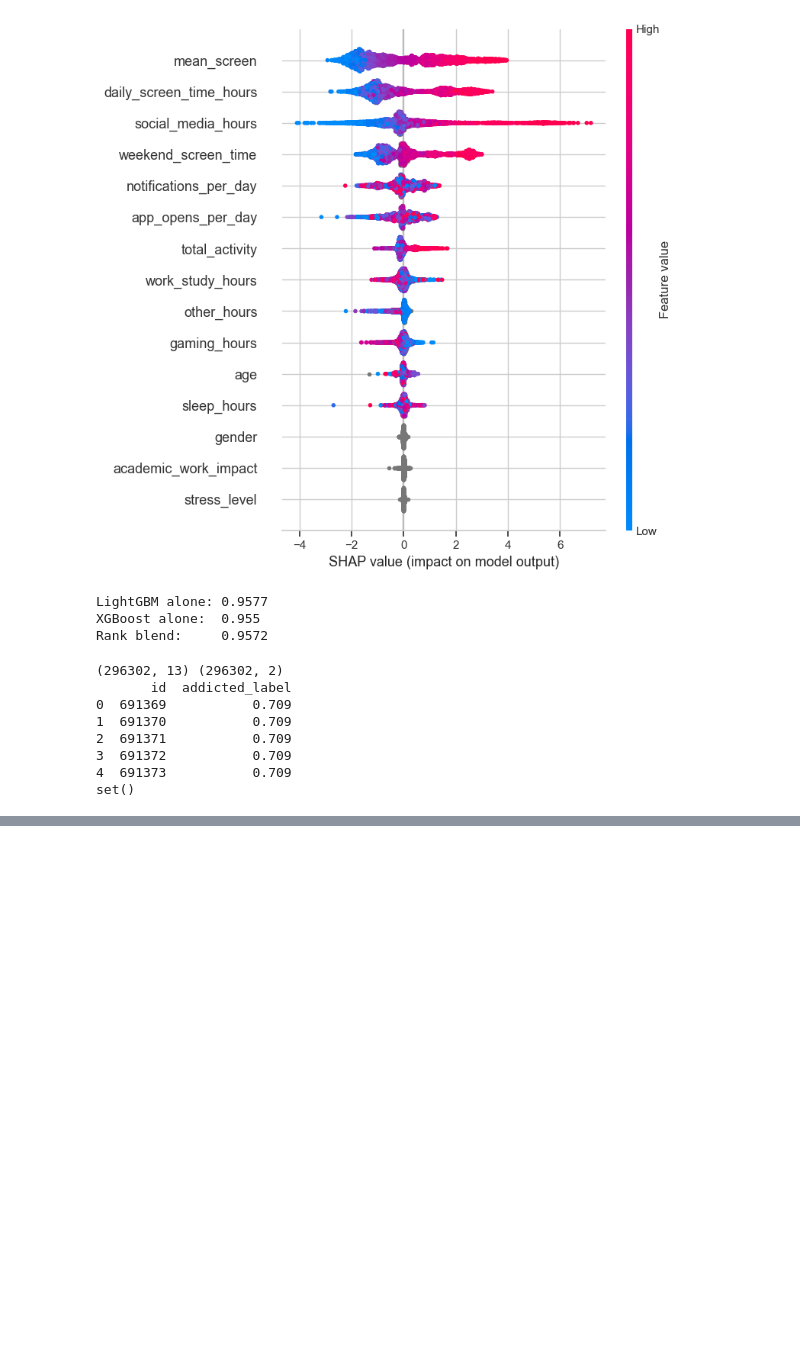
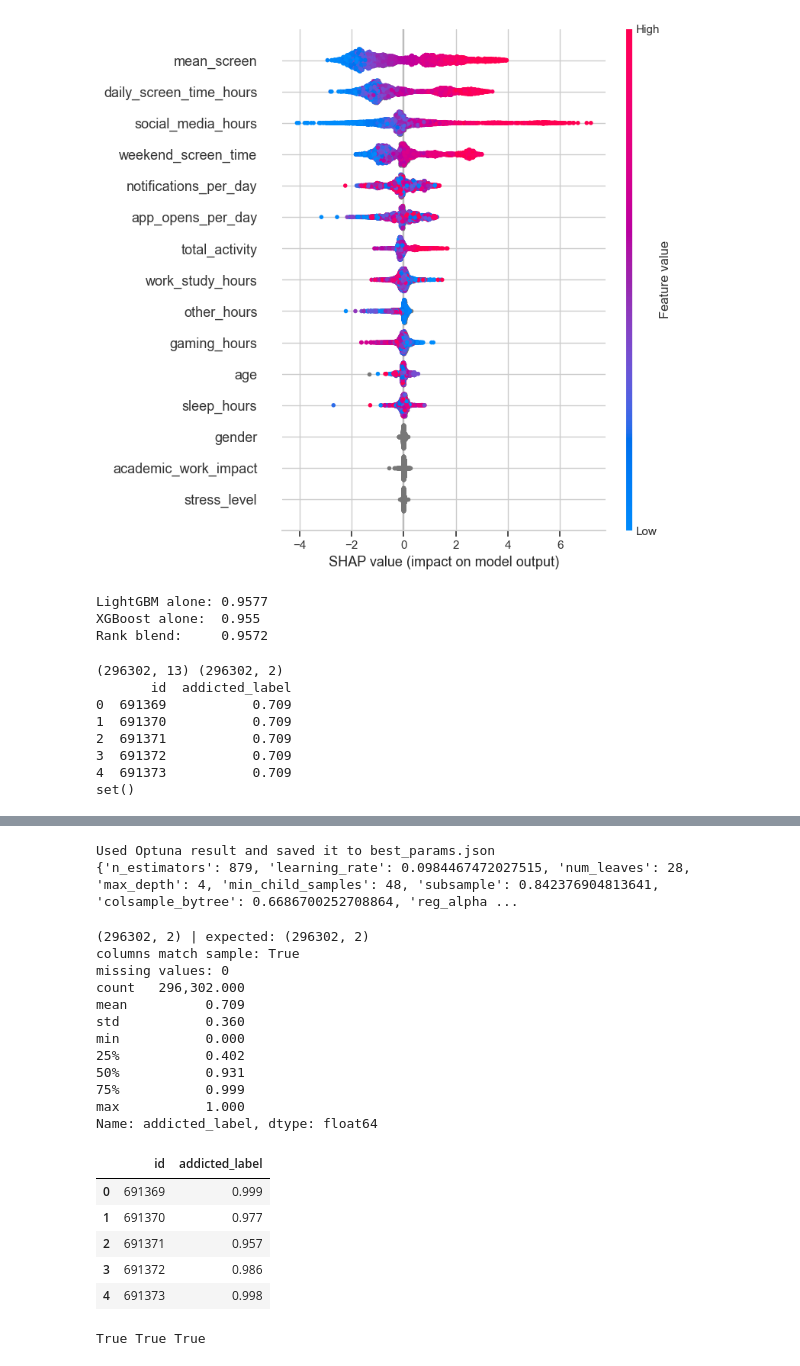
Before and after one commit to ikiu-bit/phone-addiction-project, a Jupyter notebook: notebooks/first_attempt.ipynb, the cells around one changed output, grey strips where cells are left out. Cells and saved outputs as stored; diff of their text form; code cells hidden in the pictures; blank space fills up the shorter version.

```diff
--- a/first_attempt.ipynb
+++ b/notebooks/first_attempt.ipynb
@@ -1149,0 +1098,8 @@ print(df_submission.head())
+# %%
+def add_features(data):
+    d = data.copy()
+    d['mean_screen'] = d[['daily_screen_time_hours', 'weekend_screen_time']].mean(axis=1)
+    d['total_activity'] = d[['social_media_hours', 'gaming_hours', 'work_study_hours']].sum(axis=1, min_count=1)
+    d['other_hours'] = (d['daily_screen_time_hours'] - d['social_media_hours']
+                        - d['gaming_hours'] - d['work_study_hours'])
+    return d.replace([np.inf, -np.inf], np.nan)
@@ -1149,0 +1130,57 @@ print(df_submission.head())
+# %%
+if 'study' in globals():
+    best_params = study.best_params
+    json.dump(best_params, open('best_params.json', 'w'))
+    print('Used Optuna result and saved it to best_params.json')
+elif os.path.exists('best_params.json'):
+    best_params = json.load(open('best_params.json'))
+    print('Loaded best_params.json')
+else:
+    best_params = dict(n_estimators=500, learning_rate=0.05, num_leaves=31)
+    print('WARNING: Optuna result not found, using the untuned step 6 settings')
+
+print(best_params)
+# %% [output]
+Used Optuna result and saved it to best_params.json
+{'n_estimators': 879, 'learning_rate': 0.0984467472027515, 'num_leaves': 28, 'max_depth': 4, 'min_child_samples': 48, 'subsample': 0.842376904813641, 'colsample_bytree': 0.6686700252708864, 'reg_alpha ...
+# %%
+final_model = LGBMClassifier(**best_params, subsample_freq=1, random_state=SEED, verbose=-1)
+final_model.fit(X_fe, y)
+joblib.dump(final_model, 'model_final_lgbm.joblib')
+
+test_proba = final_model.predict_proba(test_fe)[:, 1]
+
+submission = pd.DataFrame({
+    raw_sub.columns[0]: test_ids,
+    raw_sub.columns[1]: test_proba,
+})
+submission.to_csv('submission.csv', index=False)
+
+print(submission.shape, '| expected:', raw_sub.shape)
+print('columns match sample:', list(submission.columns) == list(raw_sub.columns))
+print('missing values:', submission.isna().sum().sum())
+print(submission.iloc[:, 1].describe().round(3))
+submission.head()
+# %% [output]
+(296302, 2) | expected: (296302, 2)
+columns match sample: True
+missing values: 0
+count   296,302.000
+mean          0.709
+std           0.360
+min           0.000
+25%           0.402
+50%           0.931
+75%           0.999
+max           1.000
+Name: addicted_label, dtype: float64
+|  | id | addicted_label |
+| 0 | 691369 | 0.999 |
+| 1 | 691370 | 0.977 |
+| 2 | 691371 | 0.957 |
+| 3 | 691372 | 0.986 |
+| 4 | 691373 | 0.998 |
+# %%
+print('X_fe' in globals(), 'final_model' in globals(), 'cats' in globals())
+# %% [output]
+True True True
```
Also changed, not shown: parts of 6 cells of this notebook, 12 other files.
